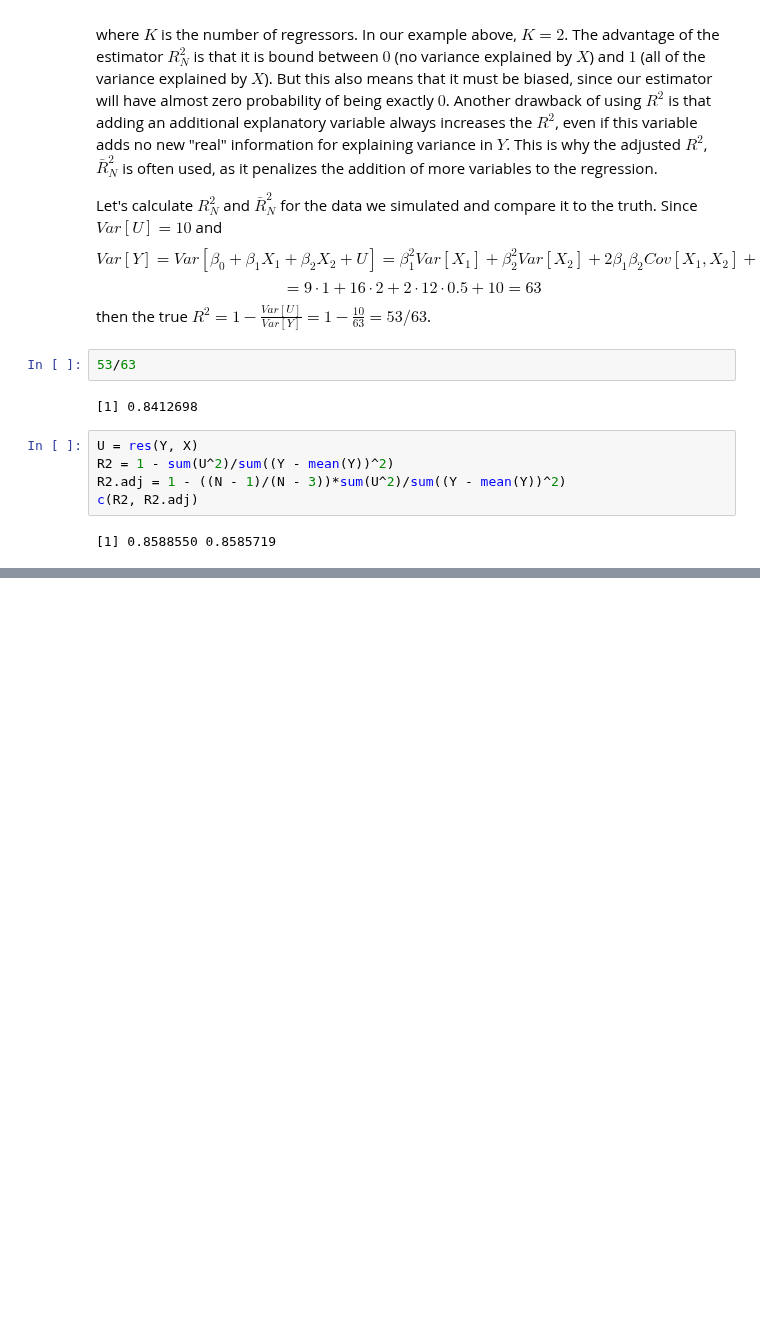
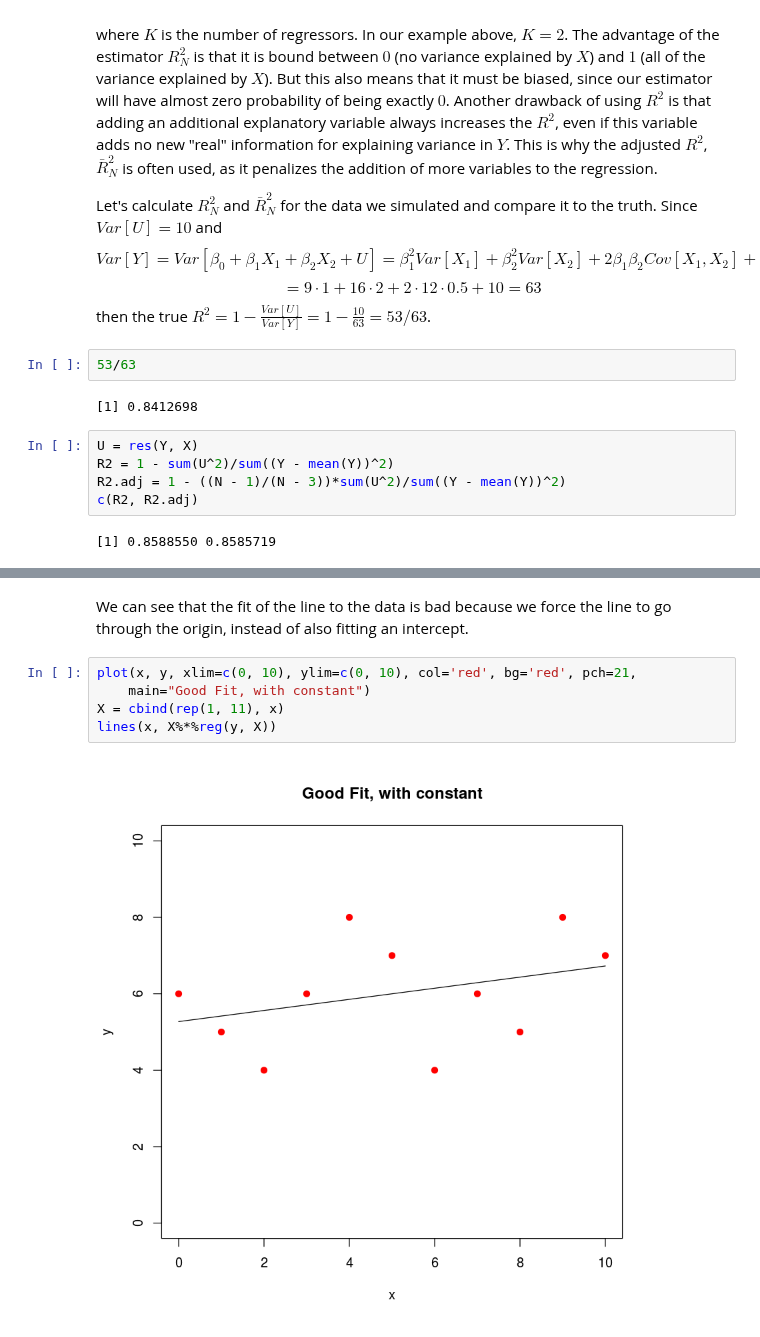
Before and after one commit to jtorcasso/teaching, a Jupyter notebook: econ210_fall2017/lectures/Lesson_6_Regression.ipynb, the cells around one changed output, grey strips where cells are left out. Drawn from its saved outputs; the diff is of its cells as text; blank space fills up the shorter version.

```diff
--- a/econ210_fall2017/lectures/Lesson_6_Regression.ipynb
+++ b/econ210_fall2017/lectures/Lesson_6_Regression.ipynb
@@ -548,0 +583,9 @@ c(R2, R2.adj)
+# %% [markdown]
+We can see that the fit of the line to the data is bad because we force the line to go through the origin, instead of also fitting an intercept.
+# %%
+plot(x, y, xlim=c(0, 10), ylim=c(0, 10), col='red', bg='red', pch=21,
+    main="Good Fit, with constant")
+X = cbind(rep(1, 11), x)
+lines(x, X%*%reg(y, X))
+# %% [output]
+[figure, added]
```
Also changed, not shown: parts of 2 cells of this notebook.
